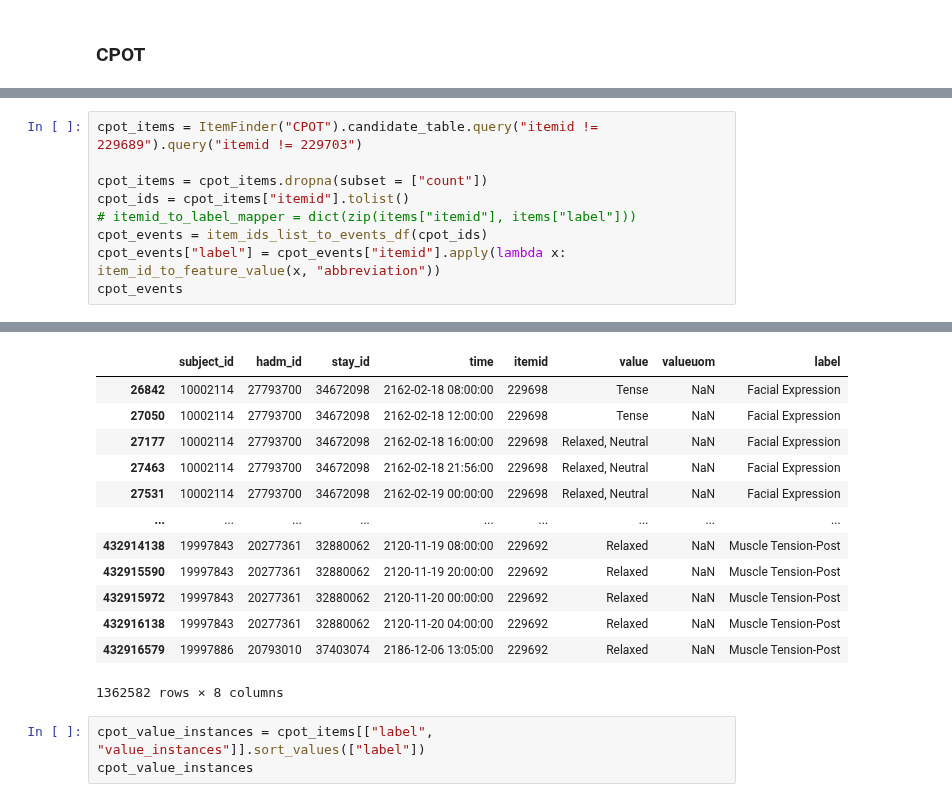
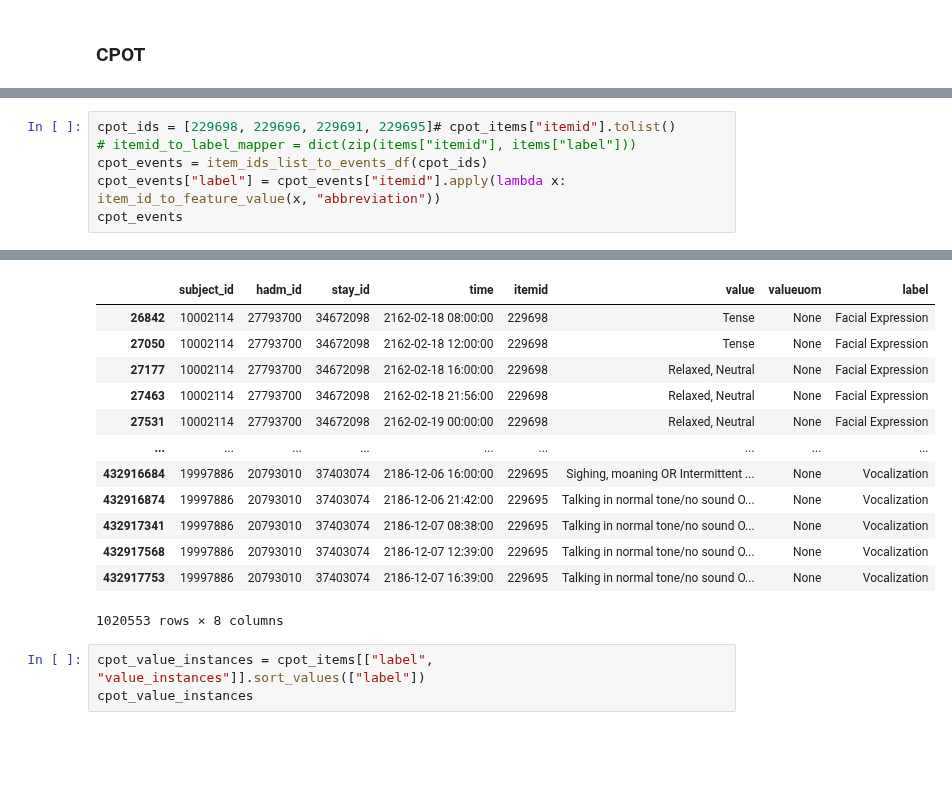
Before and after one commit to oldsandiaz/mimicclif, a Jupyter notebook: code/mimic-4.3.1-to-clif-2.0.ipynb, the cells around one changed output, grey strips where cells are left out. Cells and saved outputs as stored; diff of their text form; blank space fills up the shorter version.

```diff
--- a/code/mimic-4.3.1-to-clif-2.0.ipynb
+++ b/code/mimic-4.3.1-to-clif-2.0.ipynb
@@ -3031,8 +3314,5 @@ goal_only
 # %%
-cpot_items = ItemFinder("CPOT").candidate_table.query("itemid != 229689").query("itemid != 229703")
-
-cpot_items = cpot_items.dropna(subset = ["count"])
-cpot_ids = cpot_items["itemid"].tolist()
+cpot_ids = [229698, 229696, 229691, 229695]# cpot_items["itemid"].tolist()
 # itemid_to_label_mapper = dict(zip(items["itemid"], items["label"]))
 cpot_events = item_ids_list_to_events_df(cpot_ids)
 cpot_events["label"] = cpot_events["itemid"].apply(lambda x: item_id_to_feature_value(x, "abbreviation"))
@@ -3041,16 +3329,16 @@ cpot_events
 |  | subject_id | hadm_id | stay_id | time | itemid | value | valueuom | label |
-| 26842 | 10002114 | 27793700 | 34672098 | 2162-02-18 08:00:00 | 229698 | Tense | NaN | Facial Expression |
-| 27050 | 10002114 | 27793700 | 34672098 | 2162-02-18 12:00:00 | 229698 | Tense | NaN | Facial Expression |
-| 27177 | 10002114 | 27793700 | 34672098 | 2162-02-18 16:00:00 | 229698 | Relaxed, Neutral | NaN | Facial Expression |
-| 27463 | 10002114 | 27793700 | 34672098 | 2162-02-18 21:56:00 | 229698 | Relaxed, Neutral | NaN | Facial Expression |
-| 27531 | 10002114 | 27793700 | 34672098 | 2162-02-19 00:00:00 | 229698 | Relaxed, Neutral | NaN | Facial Expression |
+| 26842 | 10002114 | 27793700 | 34672098 | 2162-02-18 08:00:00 | 229698 | Tense | None | Facial Expression |
+| 27050 | 10002114 | 27793700 | 34672098 | 2162-02-18 12:00:00 | 229698 | Tense | None | Facial Expression |
+| 27177 | 10002114 | 27793700 | 34672098 | 2162-02-18 16:00:00 | 229698 | Relaxed, Neutral | None | Facial Expression |
+| 27463 | 10002114 | 27793700 | 34672098 | 2162-02-18 21:56:00 | 229698 | Relaxed, Neutral | None | Facial Expression |
+| 27531 | 10002114 | 27793700 | 34672098 | 2162-02-19 00:00:00 | 229698 | Relaxed, Neutral | None | Facial Expression |
 | ... | ... | ... | ... | ... | ... | ... | ... | ... |
-| 432914138 | 19997843 | 20277361 | 32880062 | 2120-11-19 08:00:00 | 229692 | Relaxed | NaN | Muscle Tension-Post |
-| 432915590 | 19997843 | 20277361 | 32880062 | 2120-11-19 20:00:00 | 229692 | Relaxed | NaN | Muscle Tension-Post |
-| 432915972 | 19997843 | 20277361 | 32880062 | 2120-11-20 00:00:00 | 229692 | Relaxed | NaN | Muscle Tension-Post |
-| 432916138 | 19997843 | 20277361 | 32880062 | 2120-11-20 04:00:00 | 229692 | Relaxed | NaN | Muscle Tension-Post |
-| 432916579 | 19997886 | 20793010 | 37403074 | 2186-12-06 13:05:00 | 229692 | Relaxed | NaN | Muscle Tension-Post |
+| 432916684 | 19997886 | 20793010 | 37403074 | 2186-12-06 16:00:00 | 229695 | Sighing, moaning OR Intermittent ... | None | Vocalization |
+| 432916874 | 19997886 | 20793010 | 37403074 | 2186-12-06 21:42:00 | 229695 | Talking in normal tone/no sound O... | None | Vocalization |
+| 432917341 | 19997886 | 20793010 | 37403074 | 2186-12-07 08:38:00 | 229695 | Talking in normal tone/no sound O... | None | Vocalization |
+| 432917568 | 19997886 | 20793010 | 37403074 | 2186-12-07 12:39:00 | 229695 | Talking in normal tone/no sound O... | None | Vocalization |
+| 432917753 | 19997886 | 20793010 | 37403074 | 2186-12-07 16:39:00 | 229695 | Talking in normal tone/no sound O... | None | Vocalization |
-1362582 rows × 8 columns
+1020553 rows × 8 columns
 # %%
 cpot_value_instances = cpot_items[["label", "value_instances"]].sort_values(["label"])
 cpot_value_instances
```
Also changed, not shown: parts of 87 cells of this notebook, 2 other files.
